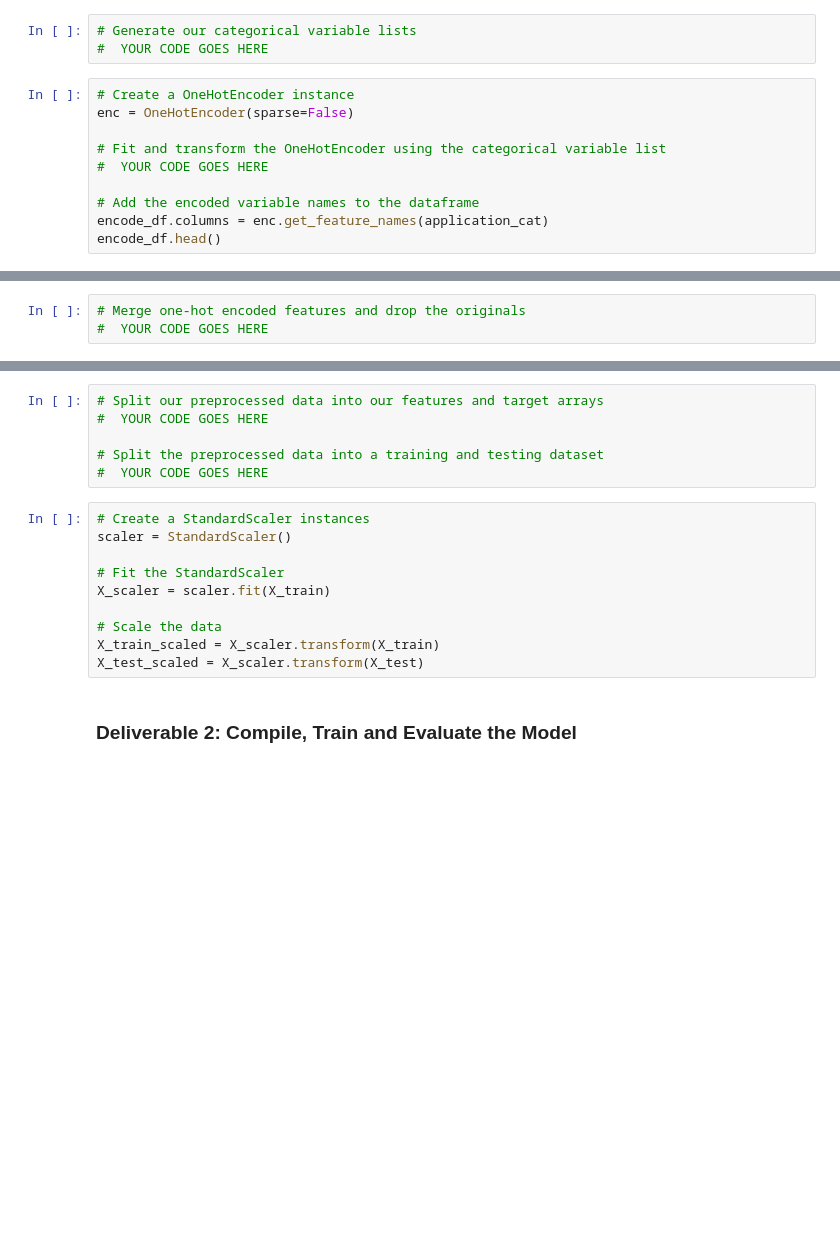
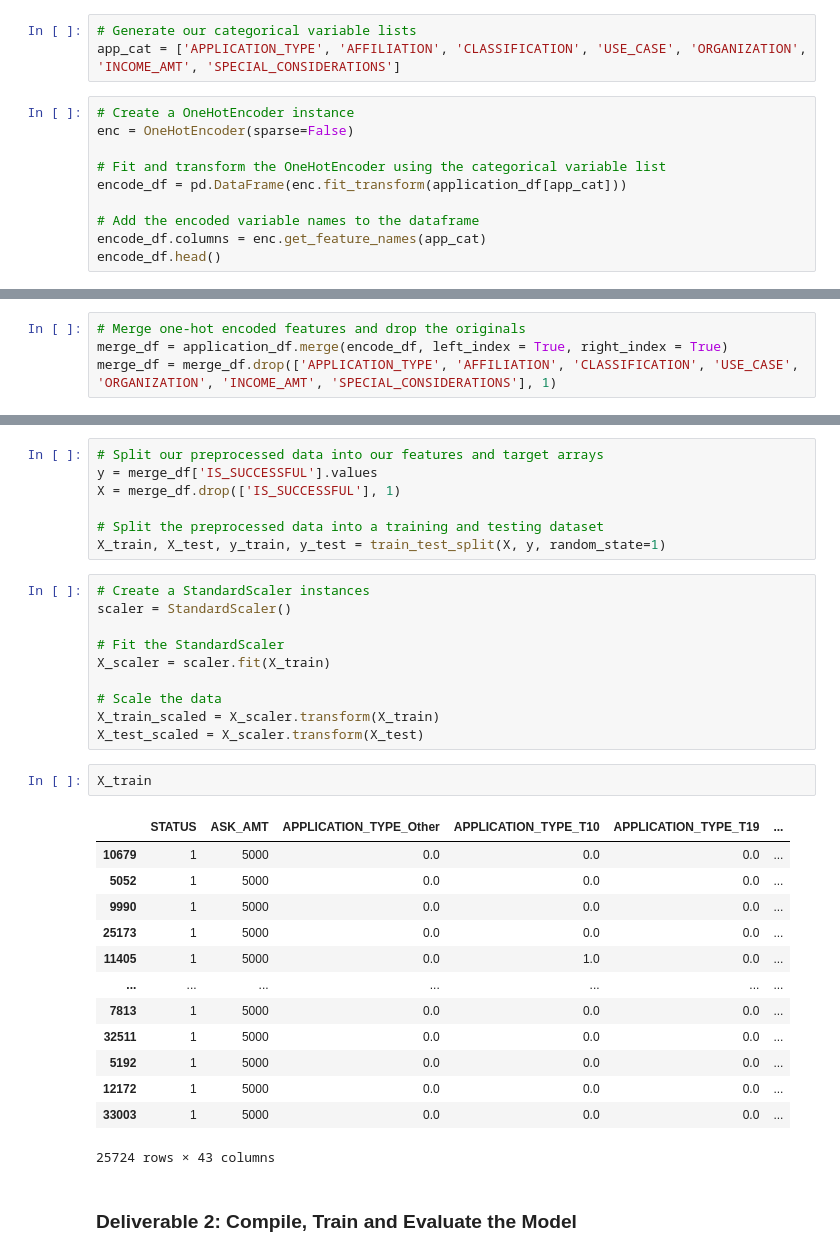
Before and after one commit to afanng24/Neural_Network_Charity_Analysis, a Jupyter notebook: AlphabetSoupCharity.ipynb, the cells around one changed output, grey strips where cells are left out. Cells and saved outputs as stored; diff of their text form; blank space fills up the shorter version.

```diff
--- a/AlphabetSoupCharity.ipynb
+++ b/AlphabetSoupCharity.ipynb
@@ -168,16 +169,16 @@ C2100     1883
 Name: CLASSIFICATION, dtype: int64
 # %%
 # Generate our categorical variable lists
-#  YOUR CODE GOES HERE
+app_cat = ['APPLICATION_TYPE', 'AFFILIATION', 'CLASSIFICATION', 'USE_CASE', 'ORGANIZATION', 'INCOME_AMT', 'SPECIAL_CONSIDERATIONS']
 # %%
 # Create a OneHotEncoder instance
 enc = OneHotEncoder(sparse=False)
 
 # Fit and transform the OneHotEncoder using the categorical variable list
-#  YOUR CODE GOES HERE
+encode_df = pd.DataFrame(enc.fit_transform(application_df[app_cat]))
 
 # Add the encoded variable names to the dataframe
-encode_df.columns = enc.get_feature_names(application_cat)
+encode_df.columns = enc.get_feature_names(app_cat)
 encode_df.head()
 # %% [output]
 |  | APPLICATION_TYPE_Other | APPLICATION_TYPE_T10 | APPLICATION_TYPE_T19 | APPLICATION_TYPE_T3 | ... |
@@ -189,4 +190,5 @@ encode_df.head()
 5 rows × 41 columns
 # %%
 # Merge one-hot encoded features and drop the originals
-#  YOUR CODE GOES HERE
+merge_df = application_df.merge(encode_df, left_index = True, right_index = True)
+merge_df = merge_df.drop(['APPLICATION_TYPE', 'AFFILIATION', 'CLASSIFICATION', 'USE_CASE', 'ORGANIZATION', 'INCOME_AMT', 'SPECIAL_CONSIDERATIONS'], 1)
@@ -201,9 +205,10 @@ encode_df.head()
 # %%
 # Split our preprocessed data into our features and target arrays
-#  YOUR CODE GOES HERE
+y = merge_df['IS_SUCCESSFUL'].values
+X = merge_df.drop(['IS_SUCCESSFUL'], 1)
 
 # Split the preprocessed data into a training and testing dataset
-#  YOUR CODE GOES HERE
+X_train, X_test, y_train, y_test = train_test_split(X, y, random_state=1)
 # %%
 # Create a StandardScaler instances
 scaler = StandardScaler()
@@ -214,6 +219,22 @@ X_scaler = scaler.fit(X_train)
 # Scale the data
 X_train_scaled = X_scaler.transform(X_train)
 X_test_scaled = X_scaler.transform(X_test)
+# %%
+X_train
+# %% [output]
+|  | STATUS | ASK_AMT | APPLICATION_TYPE_Other | APPLICATION_TYPE_T10 | APPLICATION_TYPE_T19 | ... |
+| 10679 | 1 | 5000 | 0.0 | 0.0 | 0.0 | ... |
+| 5052 | 1 | 5000 | 0.0 | 0.0 | 0.0 | ... |
+| 9990 | 1 | 5000 | 0.0 | 0.0 | 0.0 | ... |
+| 25173 | 1 | 5000 | 0.0 | 0.0 | 0.0 | ... |
+| 11405 | 1 | 5000 | 0.0 | 1.0 | 0.0 | ... |
+| ... | ... | ... | ... | ... | ... | ... |
+| 7813 | 1 | 5000 | 0.0 | 0.0 | 0.0 | ... |
+| 32511 | 1 | 5000 | 0.0 | 0.0 | 0.0 | ... |
+| 5192 | 1 | 5000 | 0.0 | 0.0 | 0.0 | ... |
+| 12172 | 1 | 5000 | 0.0 | 0.0 | 0.0 | ... |
+| 33003 | 1 | 5000 | 0.0 | 0.0 | 0.0 | ... |
+25724 rows × 43 columns
 # %% [markdown]
 ### Deliverable 2: Compile, Train and Evaluate the Model
 # %%
```
Also changed, not shown: parts of 4 cells of this notebook.
